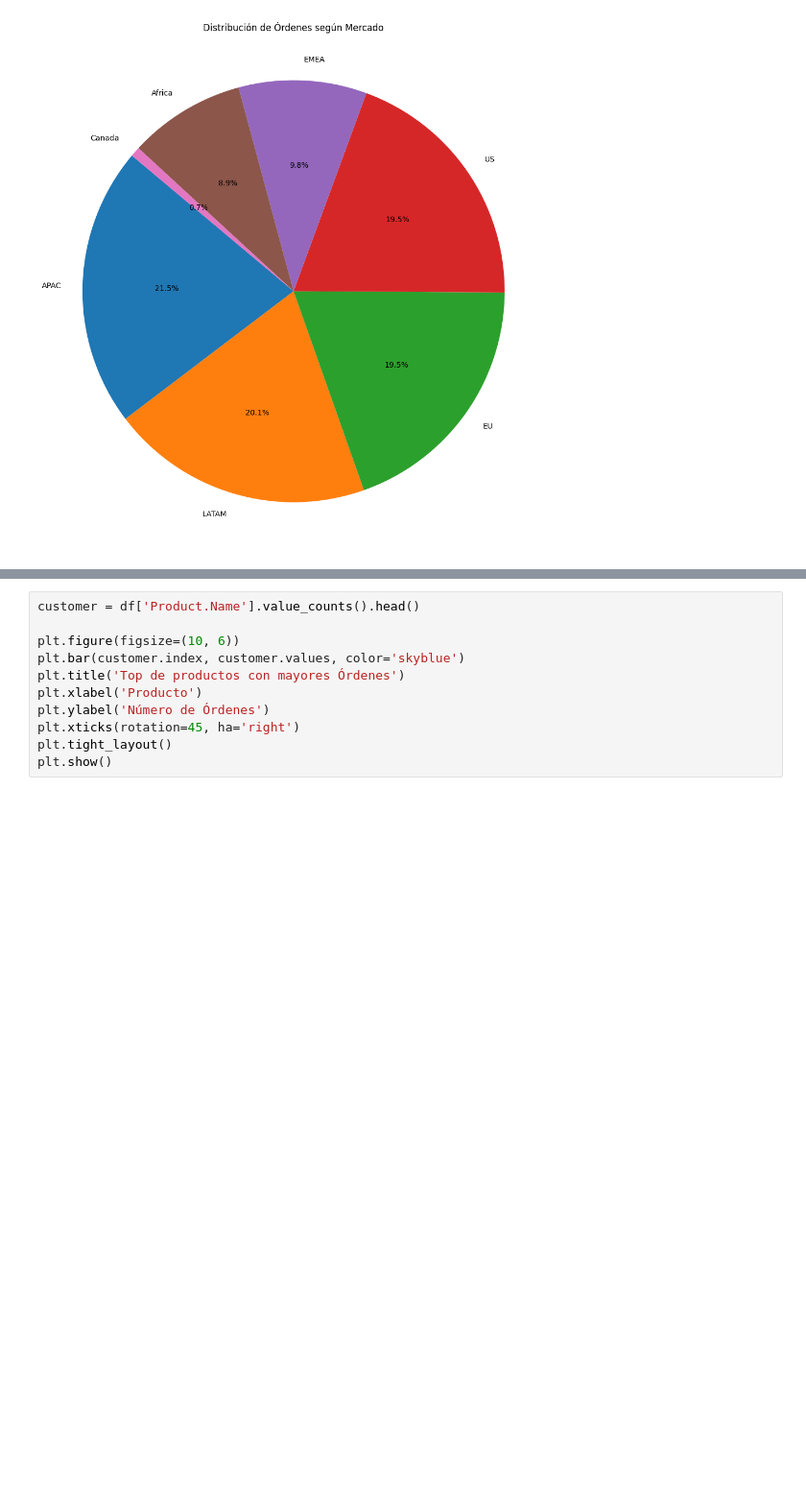
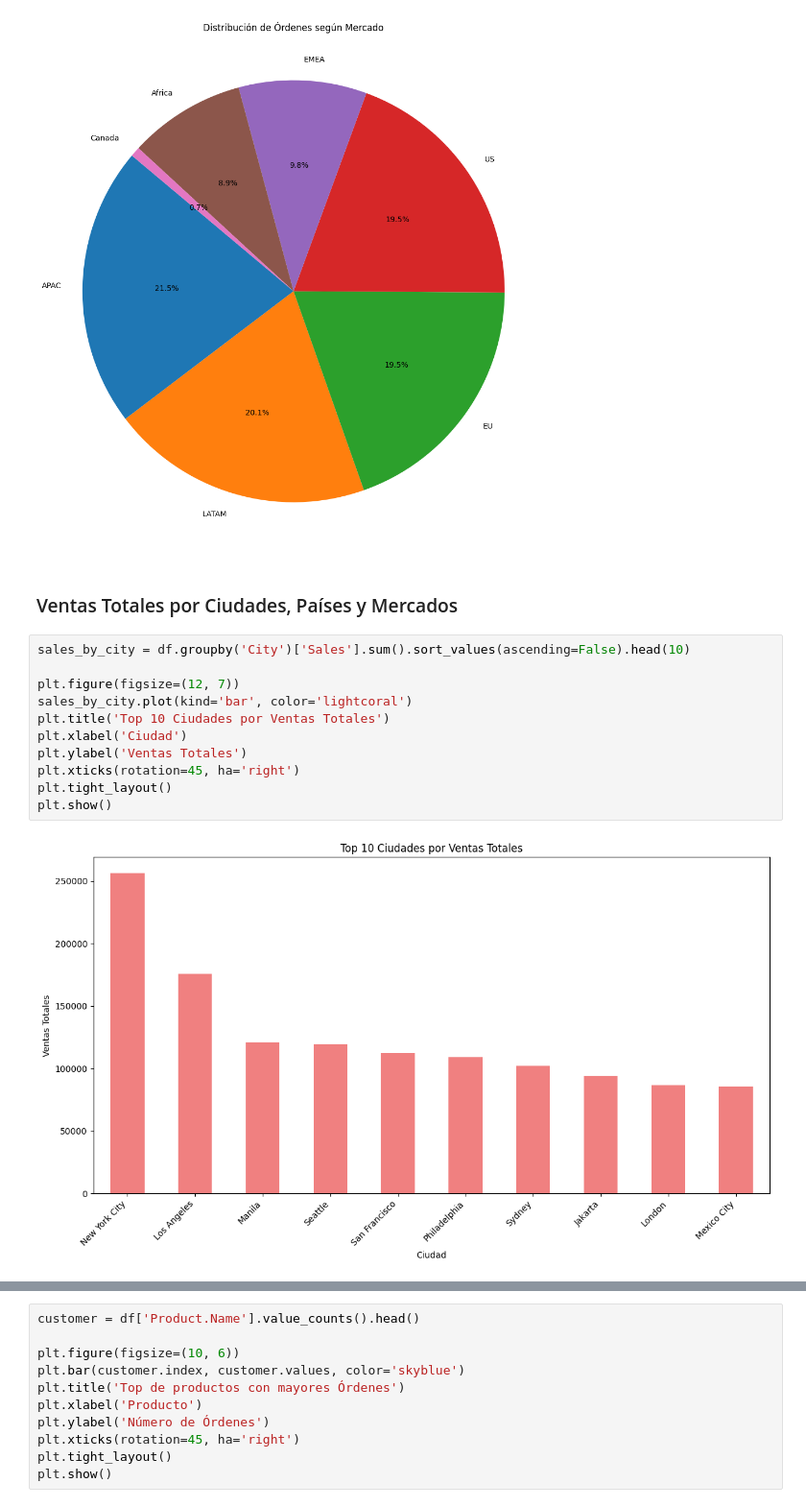
Before and after one commit to DAGP1145/Machinlearning, a Jupyter notebook: Machinelearning.ipynb, the cells around one changed output, grey strips where cells are left out. Shown at 96% size. Drawn from its saved outputs; the diff is of its cells as text; blank space fills up the shorter version.

```diff
--- a/Machinelearning.ipynb
+++ b/Machinelearning.ipynb
@@ -536,3 +667,18 @@ plt.tight_layout()
 plt.show()
 # %% [output]
 [figure]
+# %% [markdown]
+### Ventas Totales por Ciudades, Países y Mercados
+# %%
+sales_by_city = df.groupby('City')['Sales'].sum().sort_values(ascending=False).head(10)
+
+plt.figure(figsize=(12, 7))
+sales_by_city.plot(kind='bar', color='lightcoral')
+plt.title('Top 10 Ciudades por Ventas Totales')
+plt.xlabel('Ciudad')
+plt.ylabel('Ventas Totales')
+plt.xticks(rotation=45, ha='right')
+plt.tight_layout()
+plt.show()
+# %% [output]
+[figure, added]
```
Also changed, not shown: parts of 80 cells of this notebook.
